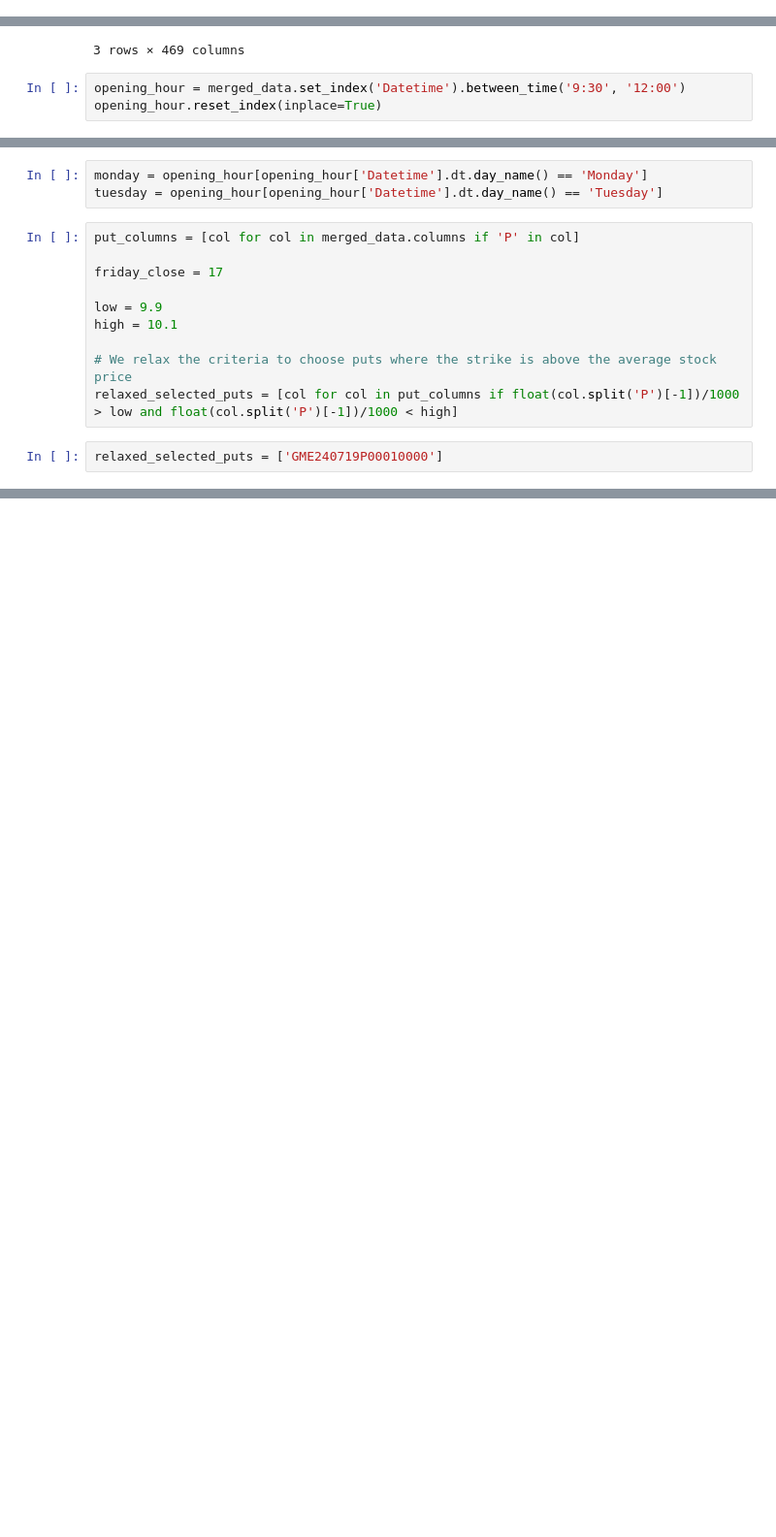
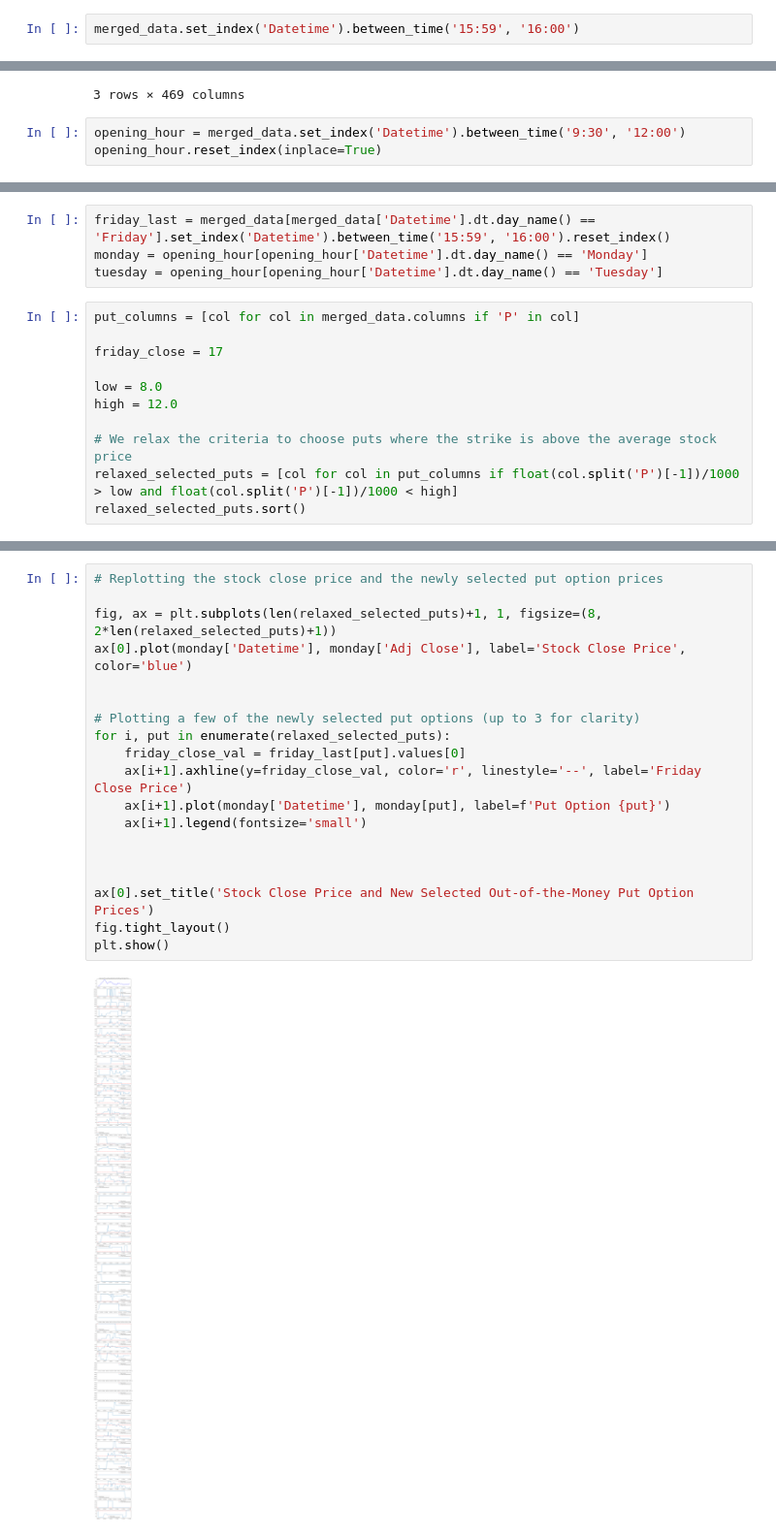
Before and after one commit to dpmaloney/gapping-up, a Jupyter notebook: gap-up.ipynb, the cells around one changed output, grey strips where cells are left out. Shown at 97% size. Drawn from its saved outputs; the diff is of its cells as text; blank space fills up the shorter version.

```diff
--- a/gap-up.ipynb
+++ b/gap-up.ipynb
@@ -132,3 +132,5 @@ merged_data
 | 1051 | 2024-05-14 15:58:00-04:00 | 48.430000 | 48.880001 | 48.200001 | 48.629902 | 48.629902 | 548811 | 0.01 | ... |
 | 1052 | 2024-05-14 15:59:00-04:00 | 48.630001 | 49.449902 | 48.599998 | 49.449902 | 49.449902 | 713329 | 0.01 | ... |
 1053 rows × 470 columns
+# %%
+merged_data.set_index('Datetime').between_time('15:59', '16:00')
@@ -147,4 +172,5 @@ opening_hour.reset_index(inplace=True)
 # %%
+friday_last = merged_data[merged_data['Datetime'].dt.day_name() == 'Friday'].set_index('Datetime').between_time('15:59', '16:00').reset_index()
 monday = opening_hour[opening_hour['Datetime'].dt.day_name() == 'Monday']
 tuesday = opening_hour[opening_hour['Datetime'].dt.day_name() == 'Tuesday']
 # %%
@@ -152,10 +178,9 @@ put_columns = [col for col in merged_data.columns if 'P' in col]
 
 friday_close = 17
 
-low = 9.9
-high = 10.1
+low = 8.0
+high = 12.0
 
 # We relax the criteria to choose puts where the strike is above the average stock price
 relaxed_selected_puts = [col for col in put_columns if float(col.split('P')[-1])/1000 > low and float(col.split('P')[-1])/1000 < high]
+relaxed_selected_puts.sort()
-# %%
-relaxed_selected_puts = ['GME240719P00010000']
@@ -168,3 +187,24 @@ import matplotlib.pyplot as plt
+# %%
+# Replotting the stock close price and the newly selected put option prices
+
+fig, ax = plt.subplots(len(relaxed_selected_puts)+1, 1, figsize=(8, 2*len(relaxed_selected_puts)+1))
+ax[0].plot(monday['Datetime'], monday['Adj Close'], label='Stock Close Price', color='blue')
+
+
+# Plotting a few of the newly selected put options (up to 3 for clarity)
+for i, put in enumerate(relaxed_selected_puts):
+    friday_close_val = friday_last[put].values[0]
+    ax[i+1].axhline(y=friday_close_val, color='r', linestyle='--', label='Friday Close Price')
+    ax[i+1].plot(monday['Datetime'], monday[put], label=f'Put Option {put}')
+    ax[i+1].legend(fontsize='small')
+
+
+
+ax[0].set_title('Stock Close Price and New Selected Out-of-the-Money Put Option Prices')
+fig.tight_layout()
+plt.show()
+# %% [output]
+[figure, added]
 # %%
 # Replotting the stock close price and the newly selected put option prices
 plt.figure(figsize=(12, 8))
```
Also changed, not shown: parts of 8 cells of this notebook.
